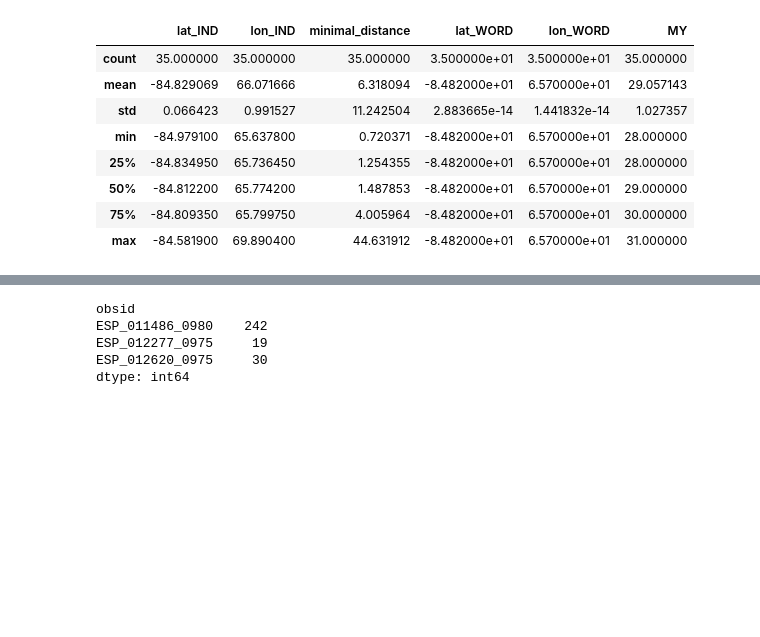
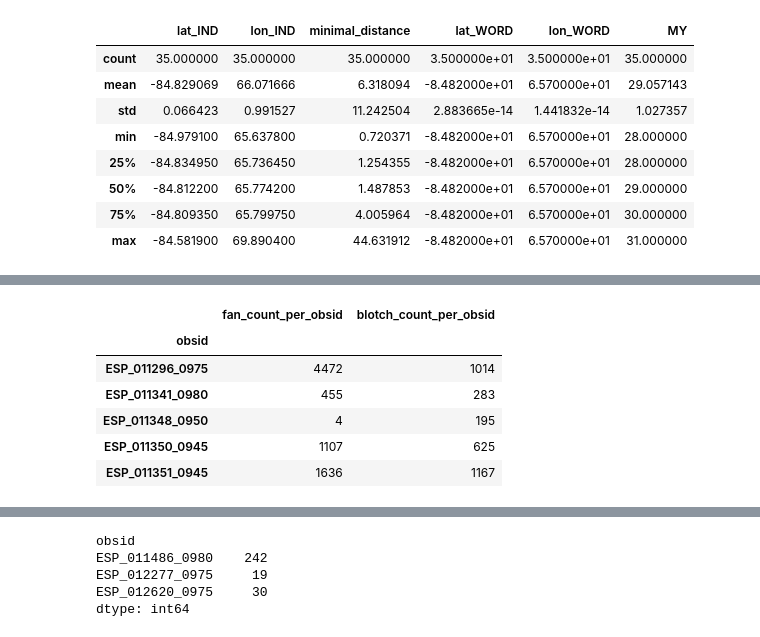
Before and after one commit to michaelaye/p4tools, a Jupyter notebook: notebooks/examples.ipynb, the cells around one changed output, grey strips where cells are left out. Drawn from its saved outputs; the diff is of its cells as text; code cells hidden in the pictures; blank space fills up the shorter version.

```diff
--- a/notebooks/examples.ipynb
+++ b/notebooks/examples.ipynb
@@ -53,3 +69,12 @@ df['blotches counts'] = blotchesperobsid
-# %%
-df.columns = ["fan_count", "blotch_count"]
+# %%
+df.columns = ["fan_count_per_obsid", "blotch_count_per_obsid"]
+df.head()
+# %% [output]
+|  | fan_count_per_obsid | blotch_count_per_obsid |
+| obsid |  |  |
+| ESP_011296_0975 | 4472 | 1014 |
+| ESP_011341_0980 | 455 | 283 |
+| ESP_011348_0950 | 4 | 195 |
+| ESP_011350_0945 | 1107 | 625 |
+| ESP_011351_0945 | 1636 | 1167 |
 # %%
```
Also changed, not shown: parts of 36 cells of this notebook, 7 other files.
